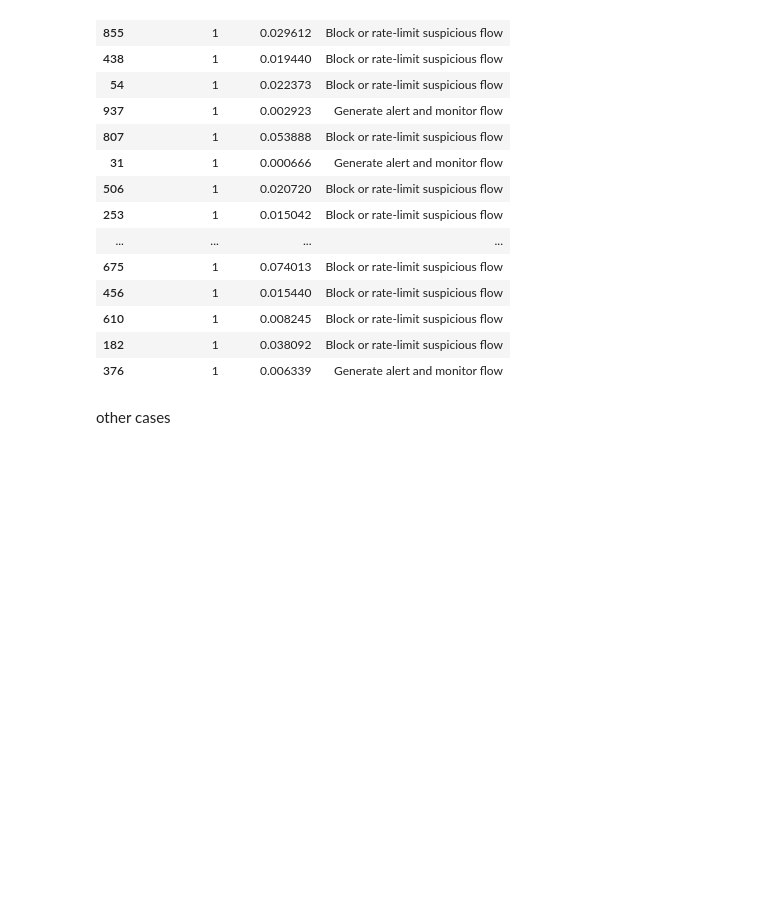
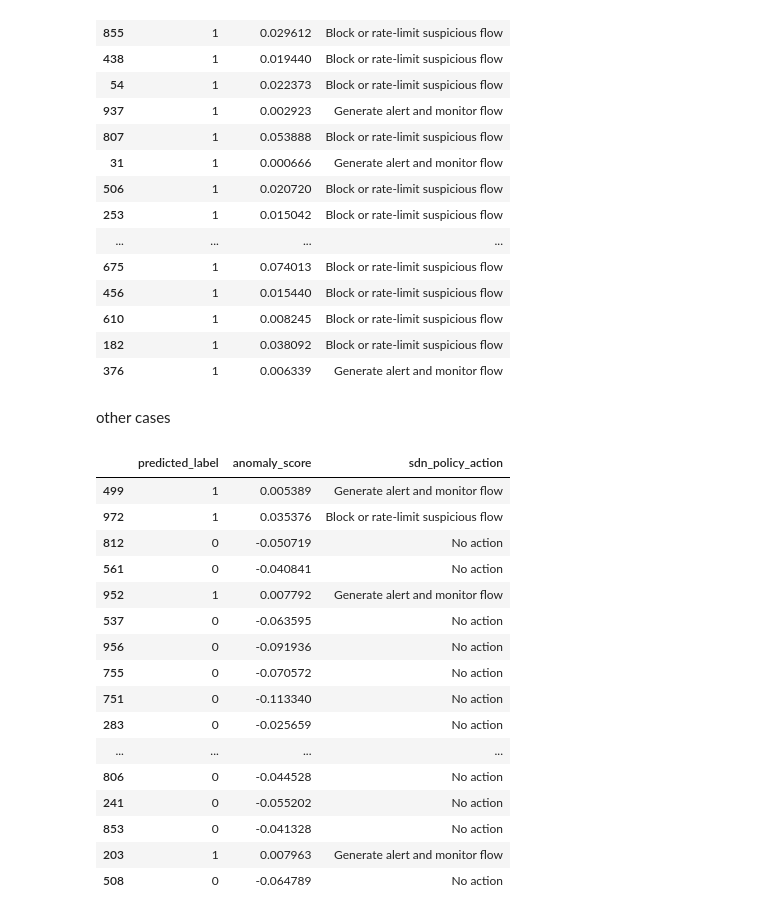
Before and after one commit to MahsaHaghnevis/Isolation_Forest, a Jupyter notebook: main.ipynb, the cells around one changed output. Saved outputs shown, nothing was run; the diff lists cells and outputs as text; code cells hidden in the pictures; blank space fills up the shorter version.

```diff
--- a/main.ipynb
+++ b/main.ipynb
@@ -431,3 +431,26 @@ Name: count, dtype: int64
 | 376 | 1 | 0.006339 | Generate alert and monitor flow |
 # %% [markdown]
 other cases
+# %%
+
+results_df[
+    ["predicted_label", "anomaly_score", "sdn_policy_action"]
+].tail(20)
+# %% [output]
+|  | predicted_label | anomaly_score | sdn_policy_action |
+| 499 | 1 | 0.005389 | Generate alert and monitor flow |
+| 972 | 1 | 0.035376 | Block or rate-limit suspicious flow |
+| 812 | 0 | -0.050719 | No action |
+| 561 | 0 | -0.040841 | No action |
+| 952 | 1 | 0.007792 | Generate alert and monitor flow |
+| 537 | 0 | -0.063595 | No action |
+| 956 | 0 | -0.091936 | No action |
+| 755 | 0 | -0.070572 | No action |
+| 751 | 0 | -0.113340 | No action |
+| 283 | 0 | -0.025659 | No action |
+| ... | ... | ... | ... |
+| 806 | 0 | -0.044528 | No action |
+| 241 | 0 | -0.055202 | No action |
+| 853 | 0 | -0.041328 | No action |
+| 203 | 1 | 0.007963 | Generate alert and monitor flow |
+| 508 | 0 | -0.064789 | No action |
```
